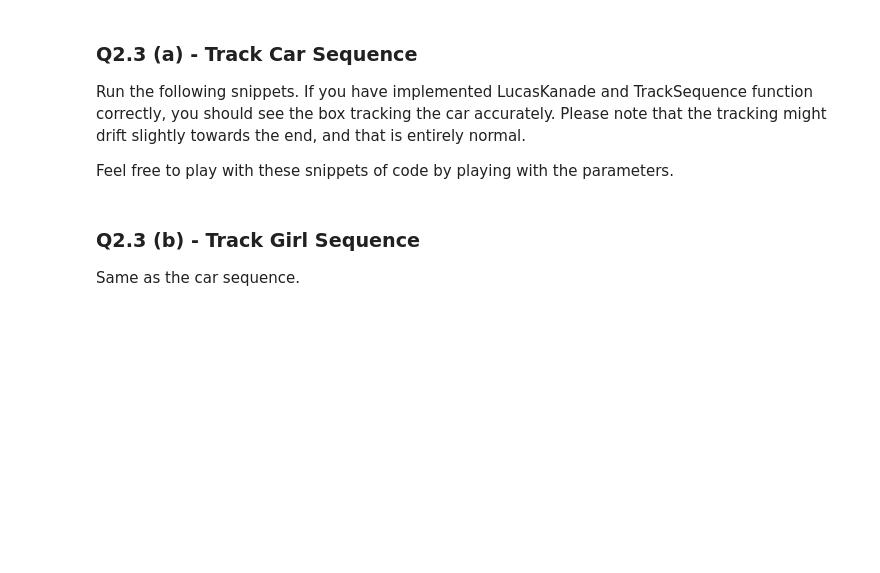
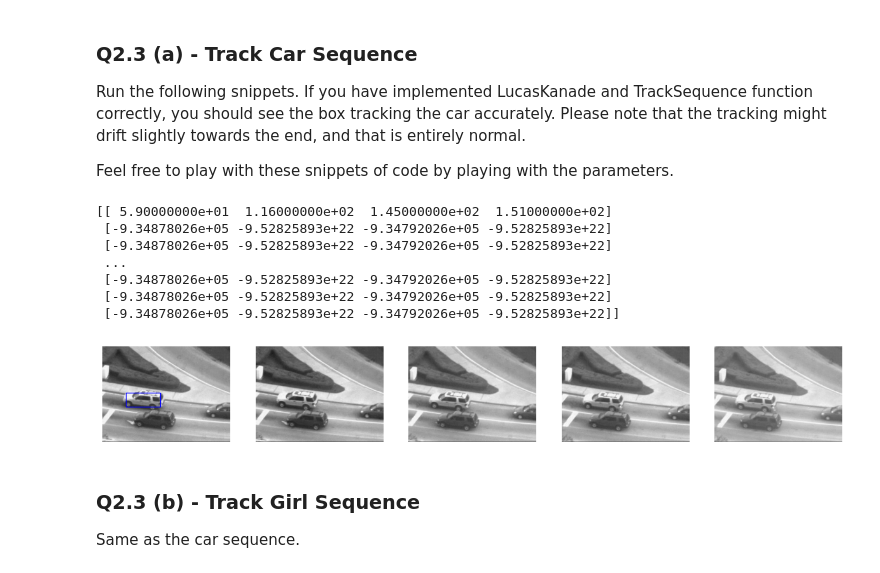
Before and after one commit to PAOK-2001/ComputerVision-16720, a Jupyter notebook: hw2/LucasKanade.ipynb, the cells around one changed output. Cells and saved outputs as stored; diff of their text form; code cells hidden in the pictures; blank space fills up the shorter version.

Commit message:
Implemented LK for tracking

```diff
--- a/hw2/LucasKanade.ipynb
+++ b/hw2/LucasKanade.ipynb
@@ -138,17 +219,20 @@ def TrackSequence(seq, rect, num_iters, threshold):
     """
     H, W, N = seq.shape
 
-    rects =[]
-    It = seq[:,:,0]
+    rects = []
+    rects.append(rect.copy())
+    # Iterate over the car sequence and track the car
+    for i in tqdm(range(seq.shape[2]-1)):
+        frame_0 = seq[:,:,i]
+        frame_i = seq[:,:,i+1]
+        assert not np.all(frame_0 == frame_i), "The frames are the same"
+        p = LucasKanade(frame_0, frame_i, rect, threshold, num_iters)
+        rect[0] += p[0]
+        rect[1] += p[1]
+        rect[2] += p[0]
+        rect[3] += p[1]
 
-    # Iterate over the car sequence and track the car
-    for i in range(seq.shape[2]):
-
-        # ===== your code here! =====
-        # TODO: add your code track the object of interest in the sequence
-
-        # ===== End of code =====
-
+        rects.append(rect)
     rects = np.array(rects)
     assert rects.shape == (N, 4), f"Your output sequence {rects.shape} is not ({N}x{4})"
     return rects
@@ -170,16 +254,27 @@ def visualize_track(seq,rects,frames):
         plt.axis('off')
         draw_rect(rects[idx],'b');
 # %%
-seq = np.load("/content/carseq.npy")
+seq = np.load("data/carseq.npy")
 rect = [59, 116, 145, 151]
 
 # NOTE: feel free to play with these parameters
-num_iters = 10000
+num_iters = 100
 threshold = 0.01
 
 rects = TrackSequence(seq, rect, num_iters, threshold)
 
-visualize_track(seq,rects,[0, 79, 159, 279, 409])
+# visualize_track(seq,rects,[0, 79, 159, 279, 409])
+print(rects)
+visualize_track(seq,rects,[0, 1, 3, 5, 7])
+# %% [output]
+[[ 5.90000000e+01  1.16000000e+02  1.45000000e+02  1.51000000e+02]
+ [-9.34878026e+05 -9.52825893e+22 -9.34792026e+05 -9.52825893e+22]
+ [-9.34878026e+05 -9.52825893e+22 -9.34792026e+05 -9.52825893e+22]
+ ...
+ [-9.34878026e+05 -9.52825893e+22 -9.34792026e+05 -9.52825893e+22]
+ [-9.34878026e+05 -9.52825893e+22 -9.34792026e+05 -9.52825893e+22]
+ [-9.34878026e+05 -9.52825893e+22 -9.34792026e+05 -9.52825893e+22]]
+[figure, added]
 # %% [markdown]
 ### Q2.3 (b) - Track Girl Sequence
 
```
Also changed, not shown: parts of 7 cells of this notebook, 1 other file.
